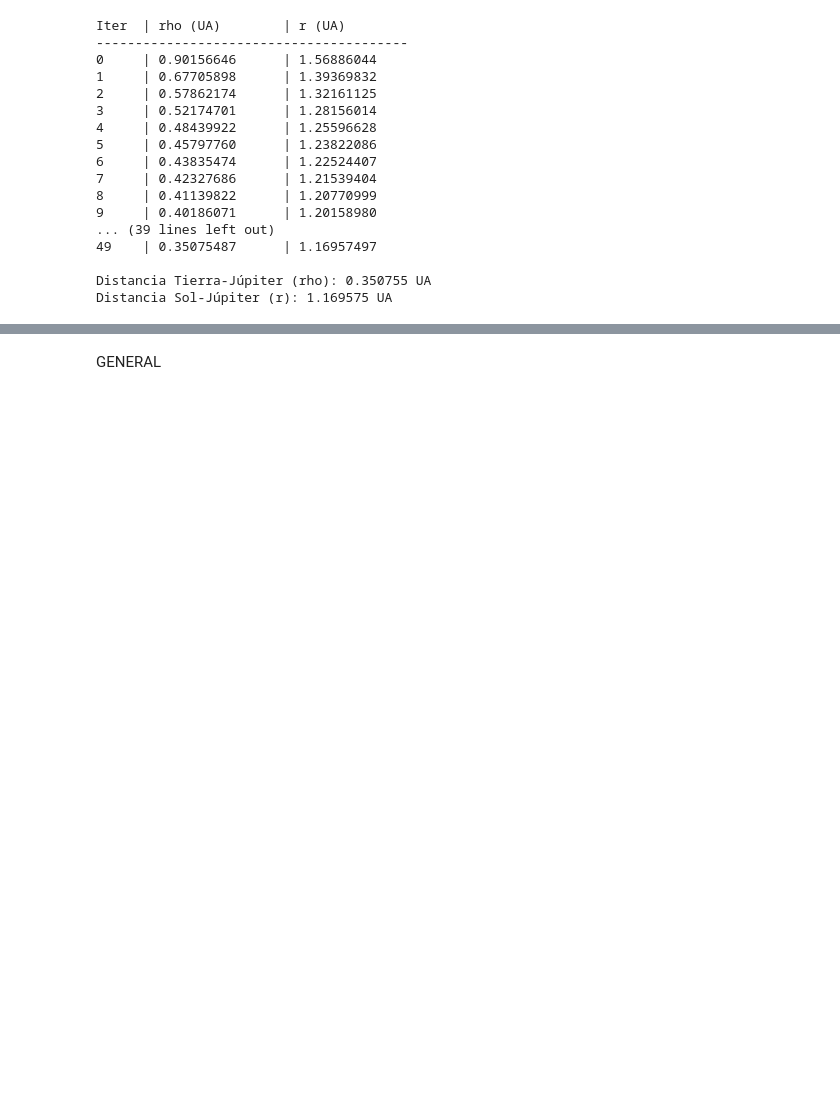
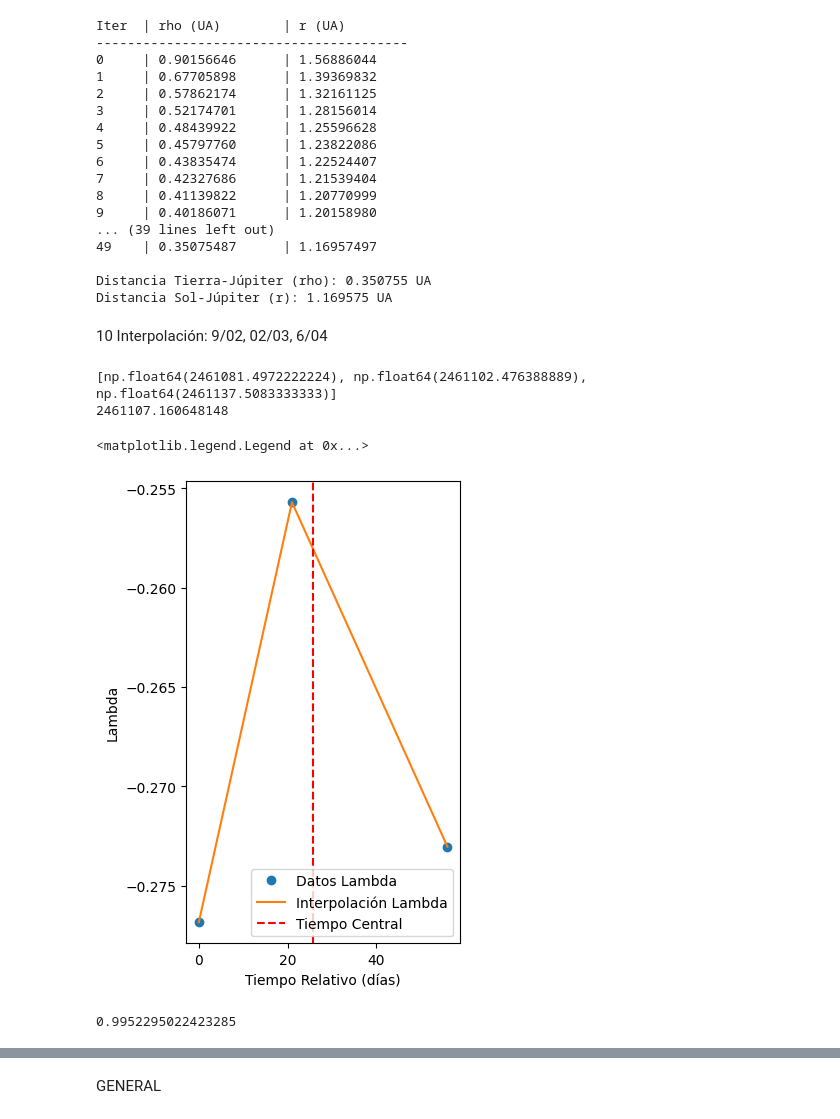
Before and after one commit to JessiDaniL/Proyecto_Experimental_Jupiter, a Jupyter notebook: calculo_rho.ipynb, the cells around one changed output, grey strips where cells are left out. Cells and saved outputs as stored; diff of their text form; code cells hidden in the pictures; blank space fills up the shorter version.

Commit message:
con nuevos datos

```diff
--- a/calculo_rho.ipynb
+++ b/calculo_rho.ipynb
@@ -1711,3 +1711,50 @@ Iter  | rho (UA)        | r (UA)
 
 Distancia Tierra-Júpiter (rho): 0.350755 UA
 Distancia Sol-Júpiter (r): 1.169575 UA
+# %% [markdown]
+10 Interpolación: 9/02, 02/03, 6/04
+# %%
+tiempos_uso_jd_10 = [tiempos_dias_jd[0],tiempos_dias_jd[2],tiempos_dias_jd[6]]
+print(tiempos_uso_jd_10)
+
+tiempo_central_10 = np.mean(tiempos_uso_jd_10)
+print(tiempo_central_10)
+
+#Construcción del vector rho
+
+alpha_10 = [alpha[0],alpha[2],alpha[6]]
+delta_10 = [delta[0],delta[2],delta[6]]
+
+rho_10 = np.zeros((3, 3))
+
+for i in range(3):
+    rho_10[i, 0] = np.cos(delta_10[i]) * np.cos(alpha_10[i])  # x
+    rho_10[i, 1] = np.cos(delta_10[i]) * np.sin(alpha_10[i])  # y
+    rho_10[i, 2] = np.sin(delta_10[i])                     # z
+# %% [output]
+[np.float64(2461081.4972222224), np.float64(2461102.476388889), np.float64(2461137.5083333333)]
+2461107.160648148
+# %%
+#Interpolación de los componentes de rho (lambda, mu y nu)
+
+#Como los dias julianos son muy grandes vamos a reescalar para ver si funciona bien c:
+
+tiempo_relativo_10 = tiempos_uso_jd_10 - tiempos_uso_jd_10[0]
+
+poly_lambda_10 = np.polyfit(tiempo_relativo_10, rho_10[:, 0], 2)
+poly_mu_10 = np.polyfit(tiempo_relativo_10, rho_10[:, 1], 2)
+poly_nu_10 = np.polyfit(tiempo_relativo_10, rho_10[:, 2], 2)
+
+tiempo_central_reescalado_10 = tiempo_central_10 - tiempos_uso_jd_10[0]
+# %%
+plt.figure(figsize=(12, 6))
+plt.subplot(1, 3, 1)
+plt.plot(tiempo_relativo_10, rho_10[:, 0], 'o', label='Datos Lambda')
+plt.plot(tiempo_relativo_10, np.polyval(poly_lambda_10, tiempo_relativo_10), '-', label='Interpolación Lambda')
+plt.axvline(tiempo_central_reescalado_10, color='r', linestyle='--', label='Tiempo Central')
+plt.xlabel('Tiempo Relativo (días)')
+plt.ylabel('Lambda')
+plt.legend()
+# %% [output]
+<matplotlib.legend.Legend at 0x...>
+[figure, added]
@@ -1713,0 +1791,11 @@ Distancia Sol-Júpiter (r): 1.169575 UA
+# %%
+X_10 = -9.940111185719906E-01
+Y_10 = 4.923066405959067E-02
+Z_10 = 2.241584389104348E-06
+
+R_10 = np.sqrt(X_10**2 + Y_10**2 + Z_10**2)
+print(R_10)
+
+#18 de marzo
+# %% [output]
+0.9952295022423285
```
Also changed, not shown: parts of 85 cells of this notebook, 2 other files.
